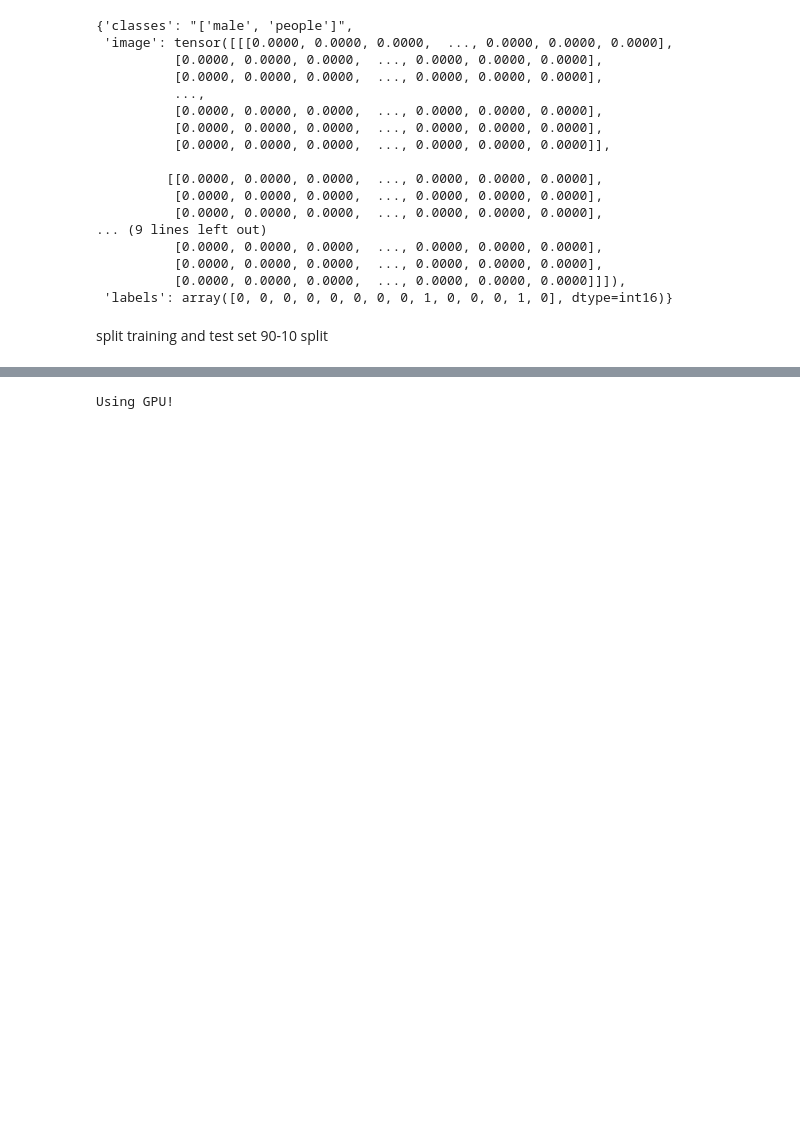
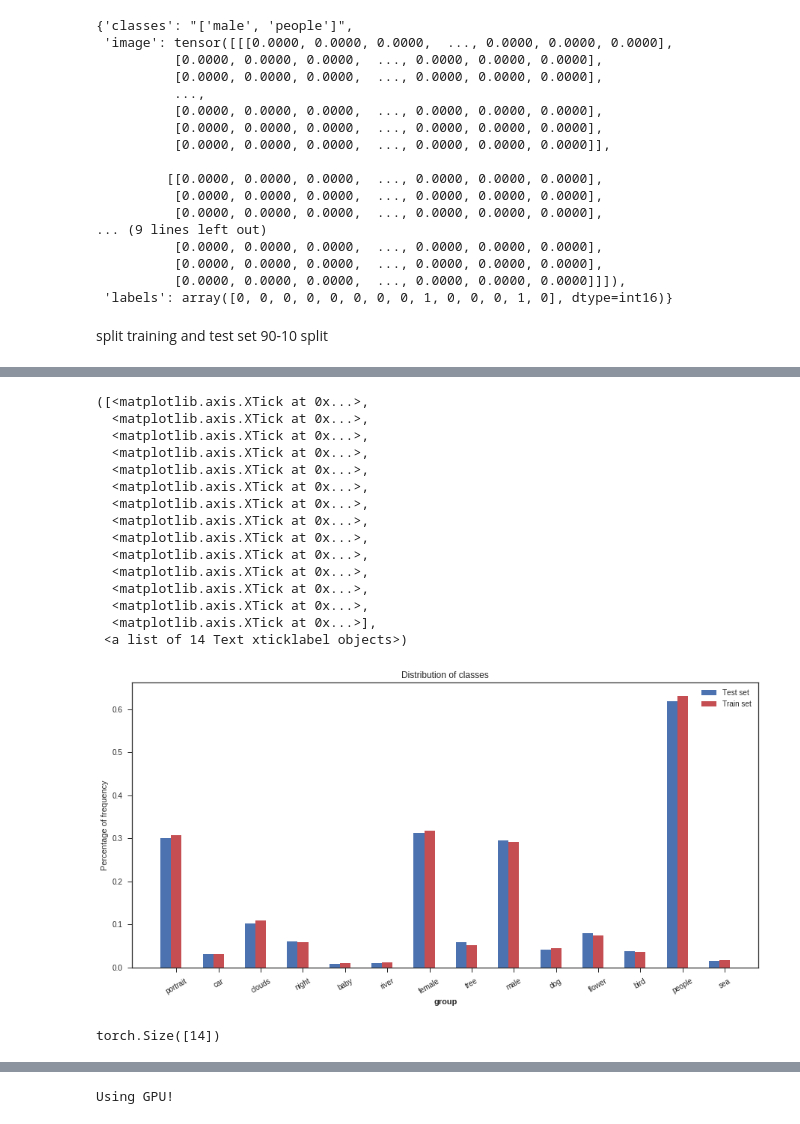
Before and after one commit to tafseerahmed/Deep-Learning-Project-UH18, a Jupyter notebook: Deep_Learning_Project_DATA_PROCESSING_prove.ipynb, the cells around one changed output, grey strips where cells are left out. Drawn from its saved outputs; the diff is of its cells as text; code cells hidden in the pictures; blank space fills up the shorter version.

```diff
--- a/Deep_Learning_Project_DATA_PROCESSING_prove.ipynb
+++ b/Deep_Learning_Project_DATA_PROCESSING_prove.ipynb
@@ -434,0 +568,36 @@ split training and test set 90-10 split
+# %%
+#plot the proportion in the two dataset
+import seaborn as sns
+import matplotlib.pyplot as plt
+sns.set(style="ticks", color_codes=True)
+plt.figure(figsize=(15,7))
+plt.ylabel("Percentage of frequency")
+plt.xlabel("Classes")
+plt.title(f"Distribution of classes")
+r1 = np.arange(len(test_data.iloc[ : , range(1,15)].sum(axis=0)))
+r2 = [x + 0.25 for x in r1]
+
+plt.bar(r1, test_data.iloc[ : , range(1,15)].sum(axis=0)/test_data.shape[0], width=0.25, color='b', label="Test set")
+plt.bar(r2, train_data.iloc[ : , range(1,15)].sum(axis=0)/train_data.shape[0], width=0.25, color='r', label="Train set")
+plt.legend()
+
+# Add xticks on the middle of the group bars
+plt.xlabel('group', fontweight='bold')
+plt.xticks([r + 0.25 for r in range(len(test_data.iloc[ : , range(1,15)].sum(axis=0)))], classes, rotation=30)
+# %% [output]
+([<matplotlib.axis.XTick at 0x...>,
+  <matplotlib.axis.XTick at 0x...>,
+  <matplotlib.axis.XTick at 0x...>,
+  <matplotlib.axis.XTick at 0x...>,
+  <matplotlib.axis.XTick at 0x...>,
+  <matplotlib.axis.XTick at 0x...>,
+  <matplotlib.axis.XTick at 0x...>,
+  <matplotlib.axis.XTick at 0x...>,
+  <matplotlib.axis.XTick at 0x...>,
+  <matplotlib.axis.XTick at 0x...>,
+  <matplotlib.axis.XTick at 0x...>,
+  <matplotlib.axis.XTick at 0x...>,
+  <matplotlib.axis.XTick at 0x...>,
+  <matplotlib.axis.XTick at 0x...>],
+ <a list of 14 Text xticklabel objects>)
+[figure, added]
@@ -435 +609,5 @@ split training and test set 90-10 split
+# %%
+torch.tensor(threshold_prevision)
+# %% [output]
+torch.Size([14])
 # %%
```
Also changed, not shown: parts of 25 cells of this notebook.
